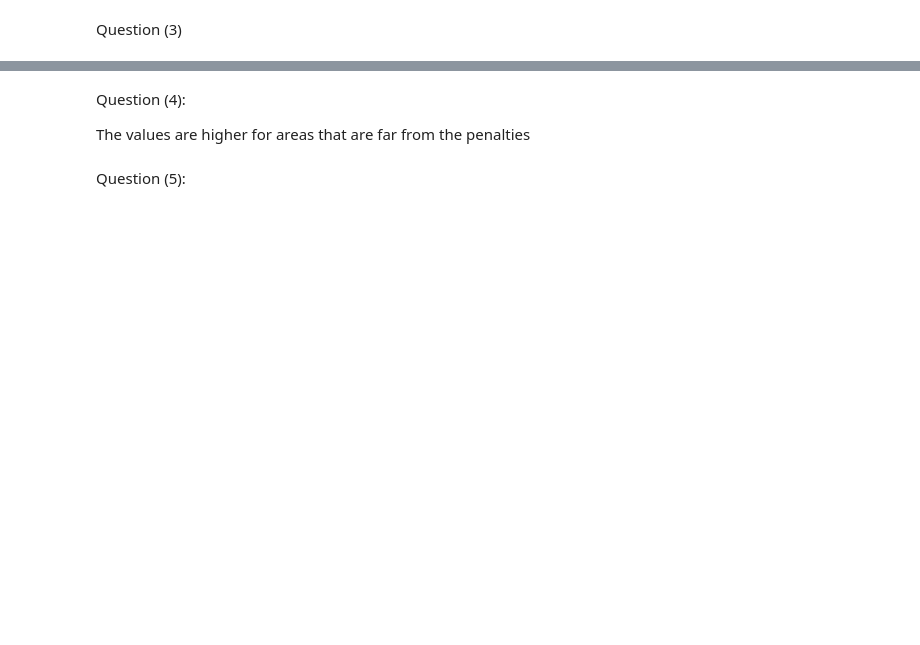
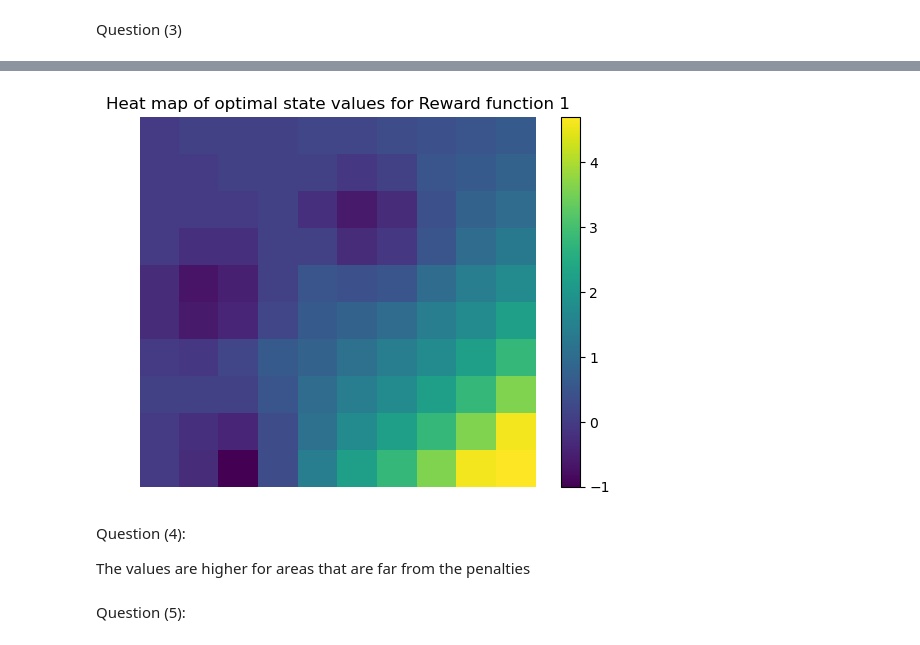
Before and after one commit to hershey890/ece232e, a Jupyter notebook: ece232proj3.ipynb, the cells around one changed output, grey strips where cells are left out. Saved outputs shown, nothing was run; the diff lists cells and outputs as text; code cells hidden in the pictures; blank space fills up the shorter version.

```diff
--- a/ece232proj3.ipynb
+++ b/ece232proj3.ipynb
@@ -340,3 +396,7 @@ for j,step in enumerate(mat_steps):
+# %%
+agent.plot_reward_heatmap()
+# %% [output]
+[figure, added]
 # %% [markdown]
 Question (4):
 
```
Also changed, not shown: parts of 30 cells of this notebook.
